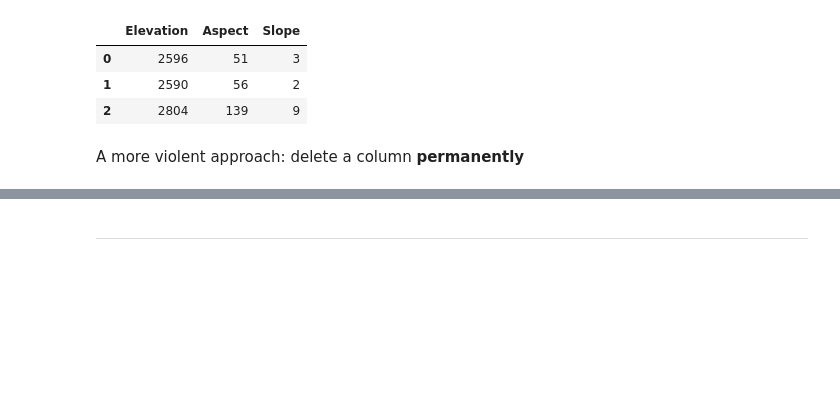
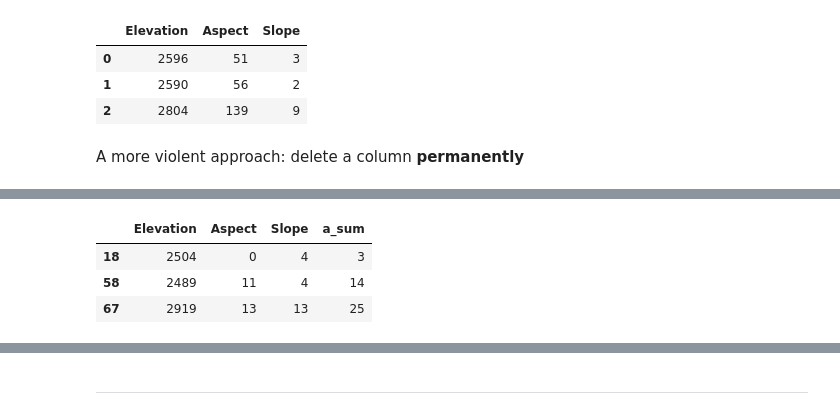
Before and after one commit to hpcit/lectures, a Jupyter notebook: pydata/06_dataframes.ipynb, the cells around one changed output, grey strips where cells are left out. Drawn from its saved outputs; the diff is of its cells as text; code cells hidden in the pictures; blank space fills up the shorter version.

```diff
--- a/pydata/06_dataframes.ipynb
+++ b/pydata/06_dataframes.ipynb
@@ -49,7 +53,10 @@ Read the file with pandas!
 # if you need help
 ?pd.read_csv
 # %%
-A = pd.read_csv(datafile, header=None, names=cols_name[0:cols_num], usecols=range(0, cols_num))
+A = pd.read_csv(datafile, \
+    header=None, \
+    names=cols_name[0:cols_num], \
+    usecols=range(0, cols_num))
 # %% [markdown]
 ### Now you have a DataFrame
 # %%
@@ -292,0 +319,8 @@ del A['new_col1']
+# %%
+# Filter rows based on column values
+A[A[index] < 20].head(3)
+# %% [output]
+|  | Elevation | Aspect | Slope | a_sum |
+| 18 | 2504 | 0 | 4 | 3 |
+| 58 | 2489 | 11 | 4 | 14 |
+| 67 | 2919 | 13 | 13 | 25 |
```
Also changed, not shown: parts of 38 cells of this notebook.
